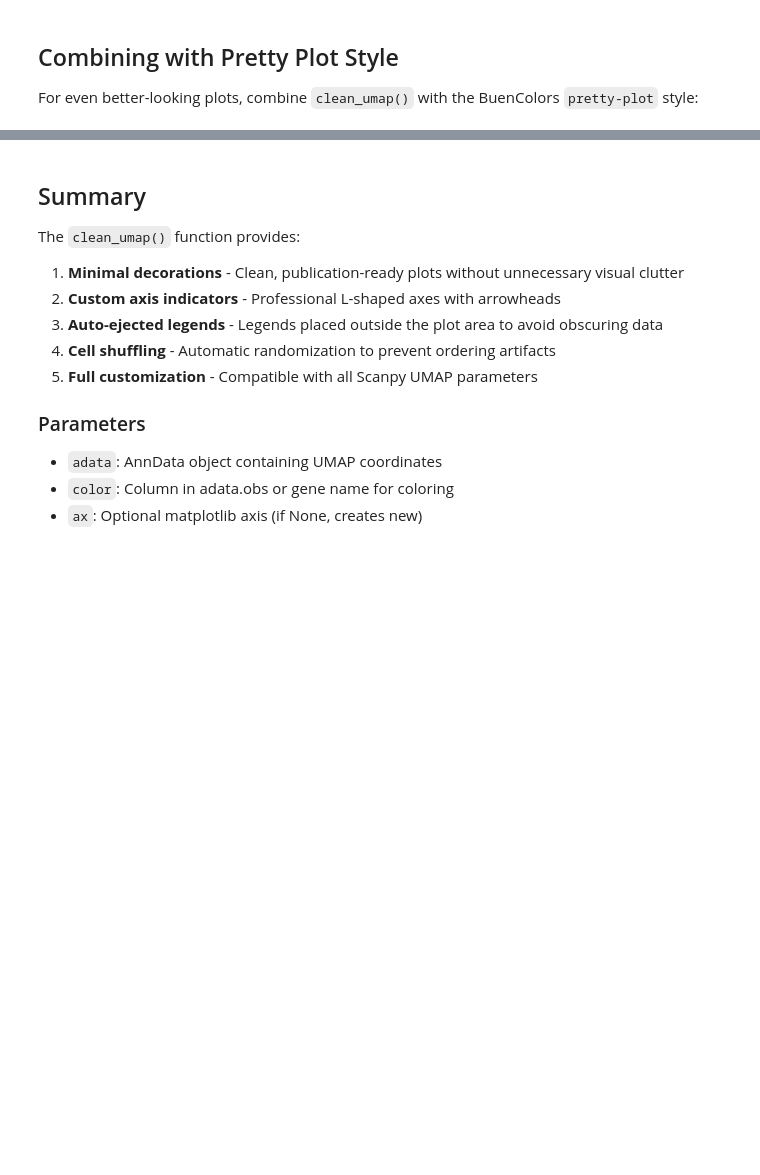
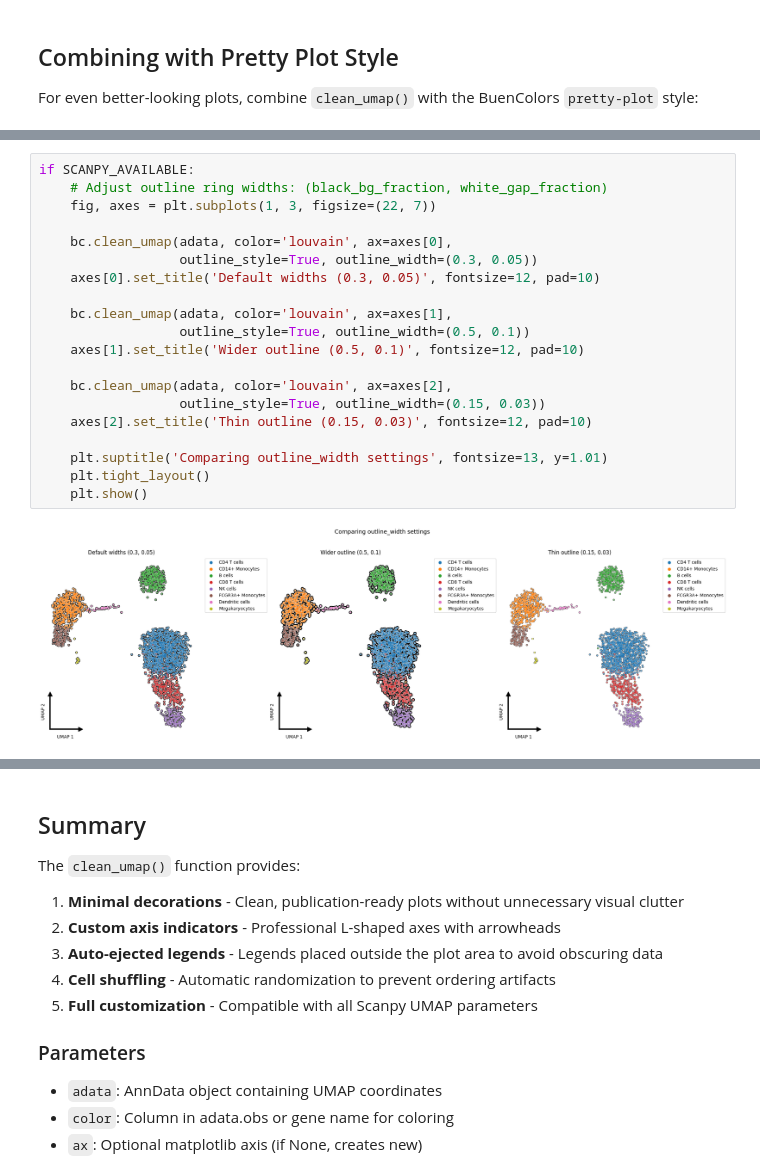
Before and after one commit to austinv11/PyBuenColors, a Jupyter notebook: docs/examples/single_cell_demo.ipynb, the cells around one changed output, grey strips where cells are left out. Saved outputs shown, nothing was run; the diff lists cells and outputs as text; blank space fills up the shorter version.

Commit message:
Show outline features on clean_umap

```diff
--- a/docs/examples/single_cell_demo.ipynb
+++ b/docs/examples/single_cell_demo.ipynb
@@ -212,0 +249,22 @@ if SCANPY_AVAILABLE:
+# %%
+if SCANPY_AVAILABLE:
+    # Adjust outline ring widths: (black_bg_fraction, white_gap_fraction)
+    fig, axes = plt.subplots(1, 3, figsize=(22, 7))
+
+    bc.clean_umap(adata, color='louvain', ax=axes[0],
+                  outline_style=True, outline_width=(0.3, 0.05))
+    axes[0].set_title('Default widths (0.3, 0.05)', fontsize=12, pad=10)
+
+    bc.clean_umap(adata, color='louvain', ax=axes[1],
+                  outline_style=True, outline_width=(0.5, 0.1))
+    axes[1].set_title('Wider outline (0.5, 0.1)', fontsize=12, pad=10)
+
+    bc.clean_umap(adata, color='louvain', ax=axes[2],
+                  outline_style=True, outline_width=(0.15, 0.03))
+    axes[2].set_title('Thin outline (0.15, 0.03)', fontsize=12, pad=10)
+
+    plt.suptitle('Comparing outline_width settings', fontsize=13, y=1.01)
+    plt.tight_layout()
+    plt.show()
+# %% [output]
+[figure, added]
```
Also changed, not shown: parts of 8 cells of this notebook, 8 other files.
